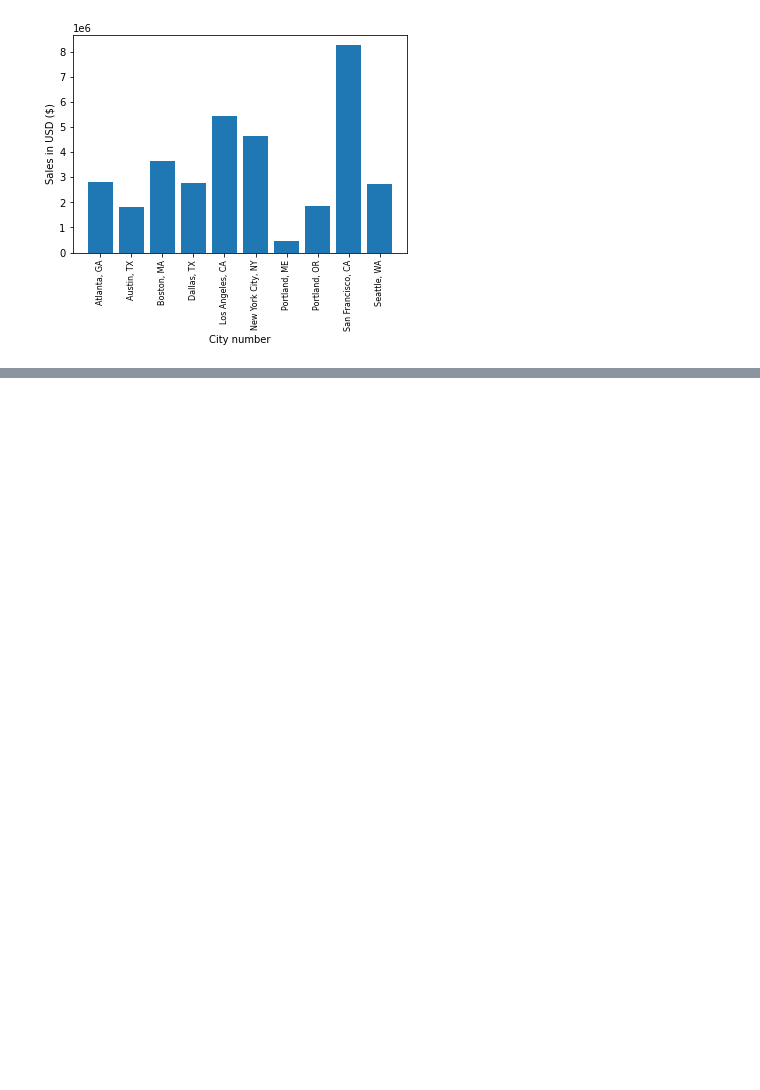
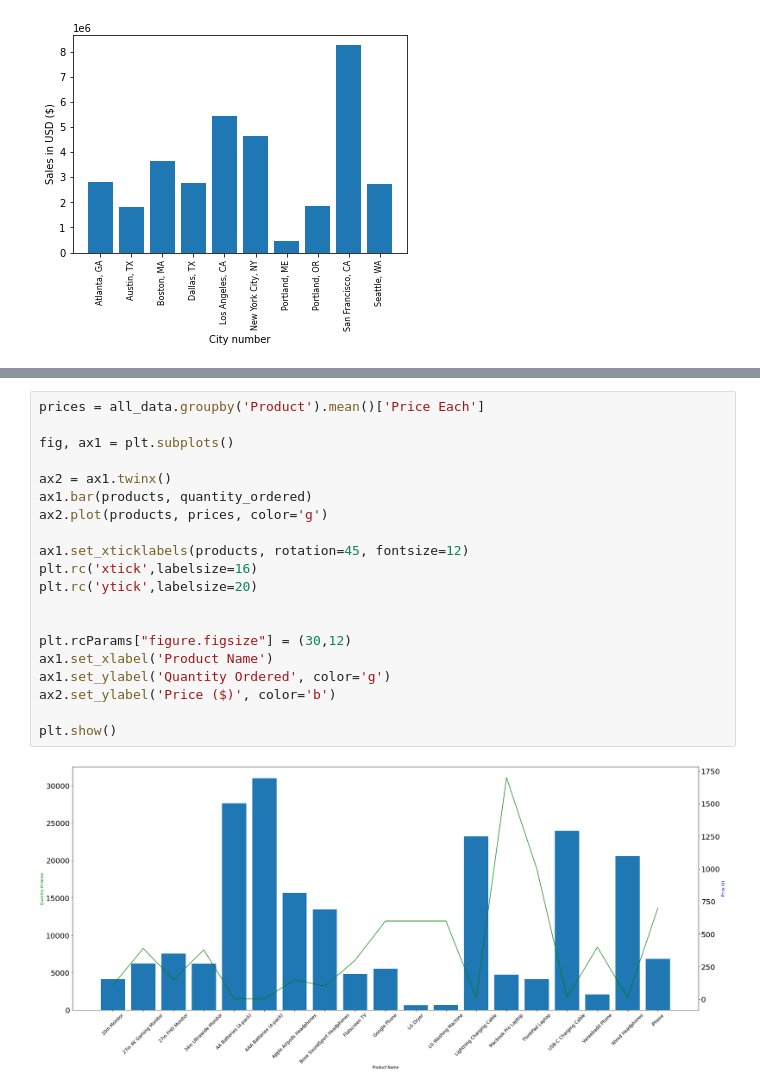
Before and after one commit to malte-n/Data-Science-Portfolio, a Jupyter notebook: SalesAnalysis/Analysis - Sales Data.ipynb, the cells around one changed output, grey strips where cells are left out. Saved outputs shown, nothing was run; the diff lists cells and outputs as text; blank space fills up the shorter version.

```diff
--- a/SalesAnalysis/Analysis - Sales Data.ipynb
+++ b/SalesAnalysis/Analysis - Sales Data.ipynb
@@ -166,0 +266,22 @@ plt.show()
+# %%
+prices = all_data.groupby('Product').mean()['Price Each']
+
+fig, ax1 = plt.subplots()
+
+ax2 = ax1.twinx()
+ax1.bar(products, quantity_ordered)
+ax2.plot(products, prices, color='g')
+
+ax1.set_xticklabels(products, rotation=45, fontsize=12)
+plt.rc('xtick',labelsize=16)
+plt.rc('ytick',labelsize=20)
+
+
+plt.rcParams["figure.figsize"] = (30,12)
+ax1.set_xlabel('Product Name')
+ax1.set_ylabel('Quantity Ordered', color='g')
+ax2.set_ylabel('Price ($)', color='b')
+
+plt.show()
+# %% [output]
+[figure, added]
```
Also changed, not shown: parts of 11 cells of this notebook.
